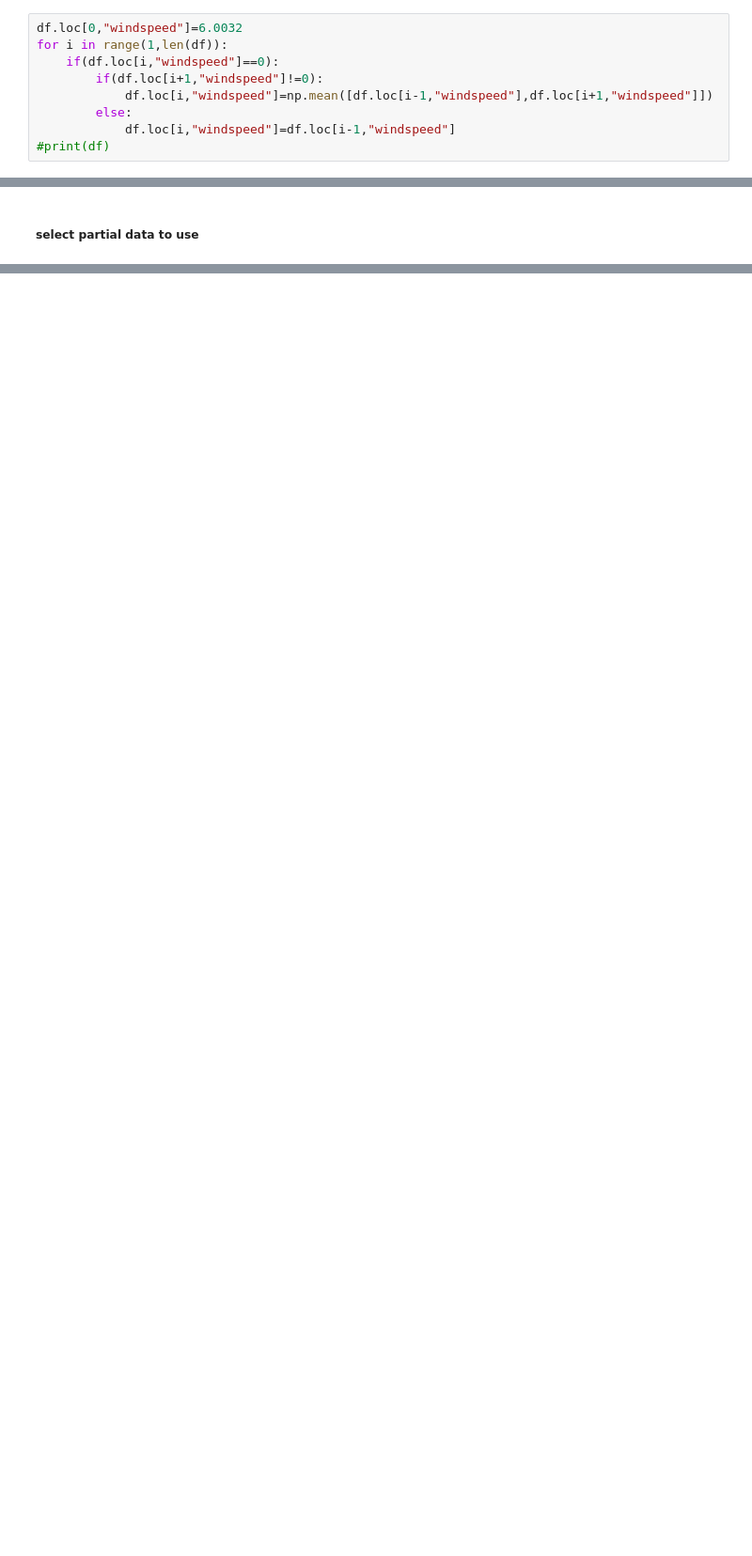
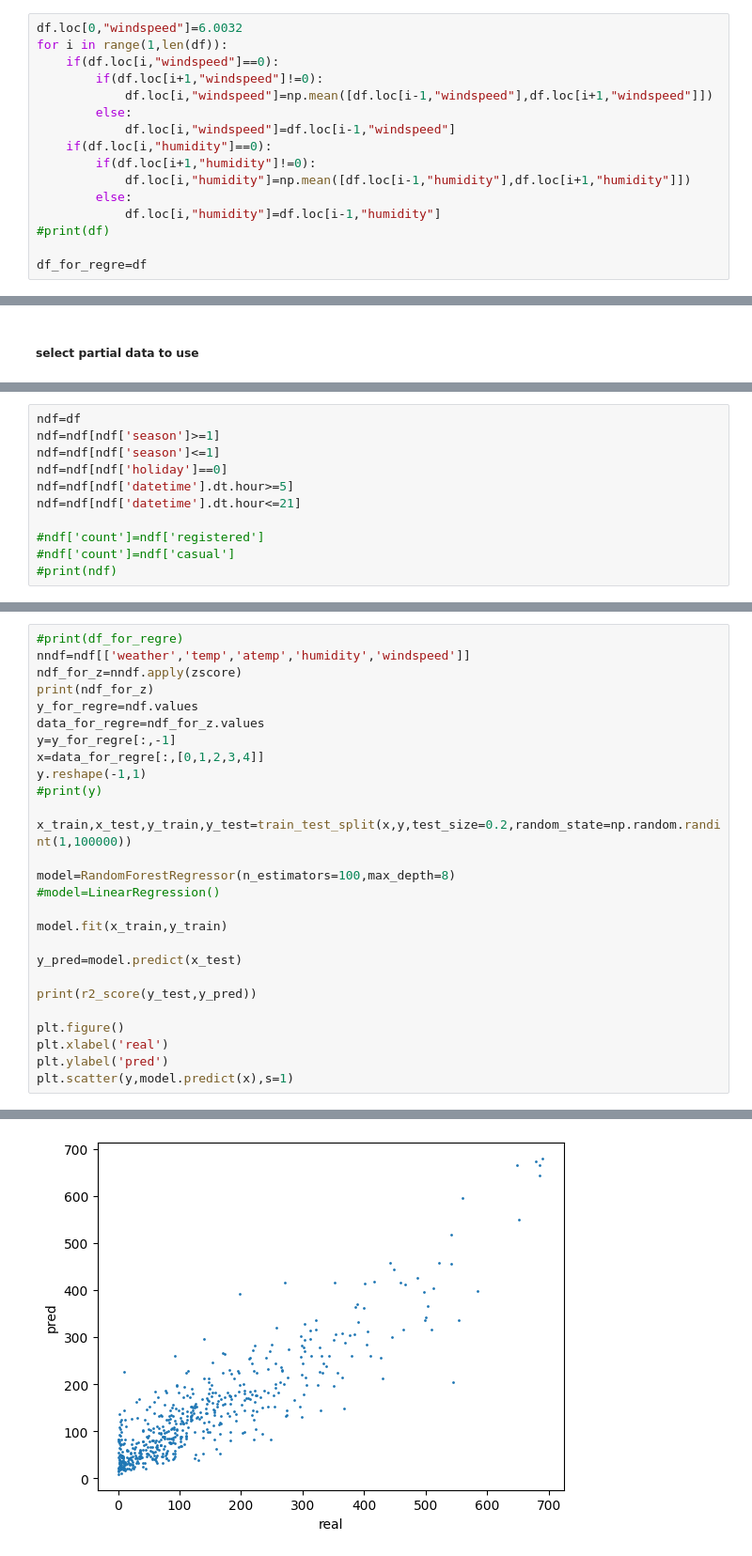
Before and after one commit to ITACHIKA/joyyfiles, a Jupyter notebook: share_bike.ipynb, the cells around one changed output, grey strips where cells are left out. Shown at 94% size. Saved outputs shown, nothing was run; the diff lists cells and outputs as text; blank space fills up the shorter version.

Commit message:
finish on bike data, report finished

```diff
--- a/share_bike.ipynb
+++ b/share_bike.ipynb
@@ -64,7 +66,14 @@ for i in range(1,len(df)):
             df.loc[i,"windspeed"]=np.mean([df.loc[i-1,"windspeed"],df.loc[i+1,"windspeed"]])
         else:
             df.loc[i,"windspeed"]=df.loc[i-1,"windspeed"]
+    if(df.loc[i,"humidity"]==0):
+        if(df.loc[i+1,"humidity"]!=0):
+            df.loc[i,"humidity"]=np.mean([df.loc[i-1,"humidity"],df.loc[i+1,"humidity"]])
+        else:
+            df.loc[i,"humidity"]=df.loc[i-1,"humidity"]
 #print(df)
+
+df_for_regre=df
 # %% [markdown]
 ### analysis based on hour
 # %%
@@ -236,0 +227,11 @@ hourAnalysis(df)
+# %%
+ndf=df
+ndf=ndf[ndf['season']>=1]
+ndf=ndf[ndf['season']<=1]
+ndf=ndf[ndf['holiday']==0]
+ndf=ndf[ndf['datetime'].dt.hour>=5]
+ndf=ndf[ndf['datetime'].dt.hour<=21]
+
+#ndf['count']=ndf['registered']
+#ndf['count']=ndf['casual']
+#print(ndf)
@@ -236,0 +240,28 @@ hourAnalysis(df)
+# %%
+#print(df_for_regre)
+nndf=ndf[['weather','temp','atemp','humidity','windspeed']]
+ndf_for_z=nndf.apply(zscore)
+print(ndf_for_z)
+y_for_regre=ndf.values
+data_for_regre=ndf_for_z.values
+y=y_for_regre[:,-1]
+x=data_for_regre[:,[0,1,2,3,4]]
+y.reshape(-1,1)
+#print(y)
+
+x_train,x_test,y_train,y_test=train_test_split(x,y,test_size=0.2,random_state=np.random.randint(1,100000))
+
+model=RandomForestRegressor(n_estimators=100,max_depth=8)
+#model=LinearRegression()
+
+model.fit(x_train,y_train)
+
+y_pred=model.predict(x_test)
+
+print(r2_score(y_test,y_pred))
+
+plt.figure()
+plt.xlabel('real')
+plt.ylabel('pred')
+plt.scatter(y,model.predict(x),s=1)
+# %% [output]
@@ -236,0 +284 @@ hourAnalysis(df)
+[figure, added]
```
Also changed, not shown: parts of 15 cells of this notebook, 3 other files.
